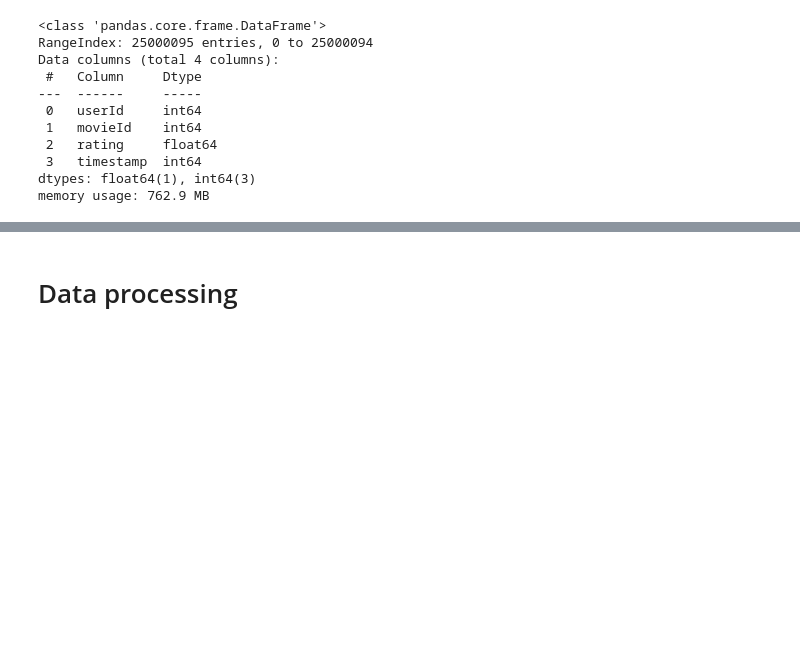
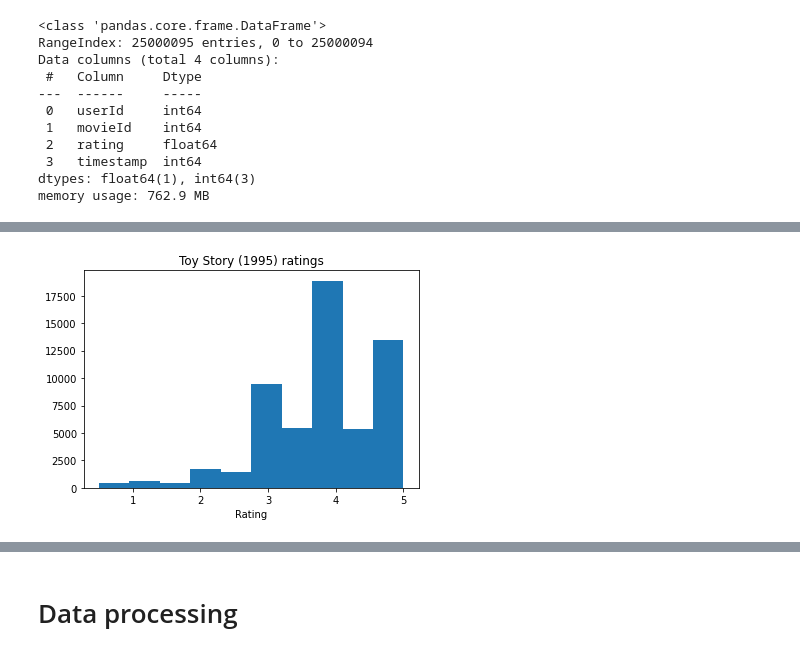
Before and after one commit to franklinzppa/movie-recommendation, a Jupyter notebook: notebooks/recomendation.ipynb, the cells around one changed output, grey strips where cells are left out. Drawn from its saved outputs; the diff is of its cells as text; code cells hidden in the pictures; blank space fills up the shorter version.

```diff
--- a/notebooks/recomendation.ipynb
+++ b/notebooks/recomendation.ipynb
@@ -60,0 +112,10 @@ memory usage: 762.9 MB
+# %%
+toy_id = movies.loc[movies['title'] == 'Toy Story (1995)', 'movieId'].values[0]
+toy_ratings = ratings.loc[ratings['movieId'] == toy_id, 'rating']
+
+plt.hist(toy_ratings)
+plt.xlabel('Rating')
+plt.title('Toy Story (1995) ratings')
+plt.show()
+# %% [output]
+[figure, added]
```
Also changed, not shown: parts of 28 cells of this notebook.
